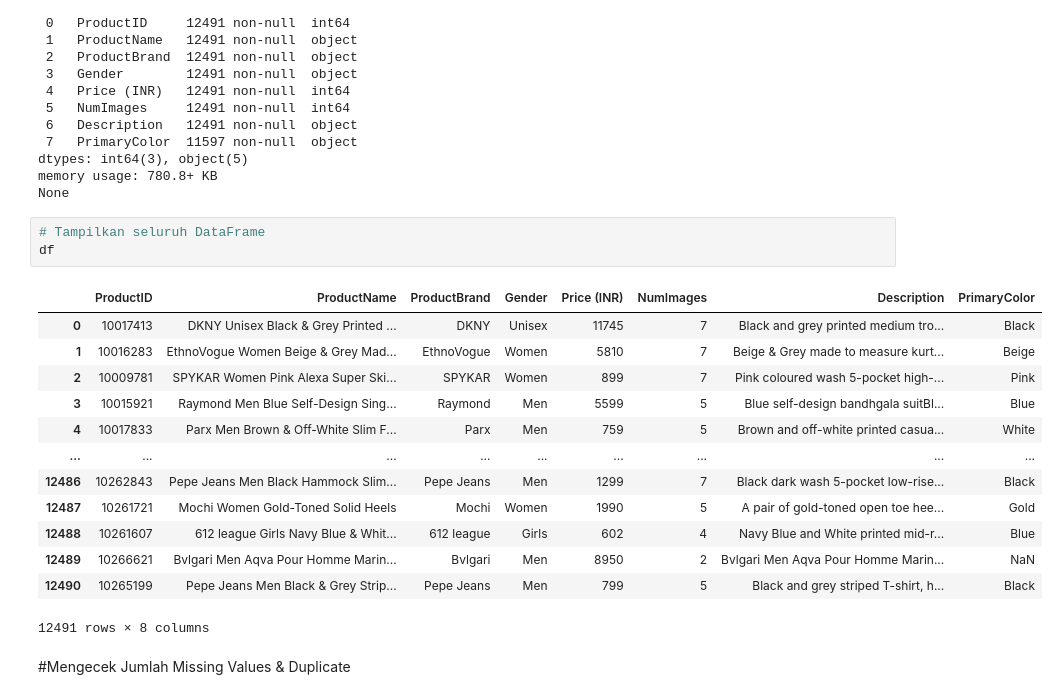
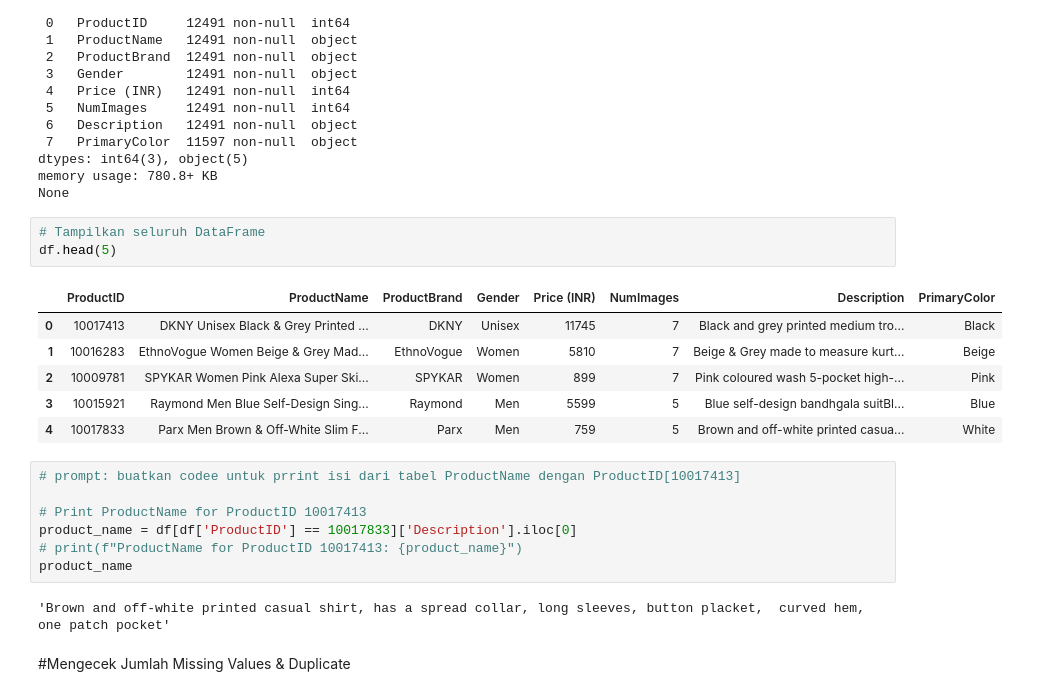
Before and after one commit to jheffanD/model-contend-based, a Jupyter notebook: MODEL_PERTAMA.ipynb, the cells around one changed output. Cells and saved outputs as stored; diff of their text form.

```diff
--- a/MODEL_PERTAMA.ipynb
+++ b/MODEL_PERTAMA.ipynb
@@ -40,21 +40,23 @@ memory usage: 780.8+ KB
 None
 # %%
 # Tampilkan seluruh DataFrame
-df
+df.head(5)
 # %% [output]
 |  | ProductID | ProductName | ProductBrand | Gender | Price (INR) | NumImages | Description | PrimaryColor |
 | 0 | 10017413 | DKNY Unisex Black & Grey Printed ... | DKNY | Unisex | 11745 | 7 | Black and grey printed medium tro... | Black |
 | 1 | 10016283 | EthnoVogue Women Beige & Grey Mad... | EthnoVogue | Women | 5810 | 7 | Beige & Grey made to measure kurt... | Beige |
 | 2 | 10009781 | SPYKAR Women Pink Alexa Super Ski... | SPYKAR | Women | 899 | 7 | Pink coloured wash 5-pocket high-... | Pink |
 | 3 | 10015921 | Raymond Men Blue Self-Design Sing... | Raymond | Men | 5599 | 5 | Blue self-design bandhgala suitBl... | Blue |
 | 4 | 10017833 | Parx Men Brown & Off-White Slim F... | Parx | Men | 759 | 5 | Brown and off-white printed casua... | White |
-| ... | ... | ... | ... | ... | ... | ... | ... | ... |
-| 12486 | 10262843 | Pepe Jeans Men Black Hammock Slim... | Pepe Jeans | Men | 1299 | 7 | Black dark wash 5-pocket low-rise... | Black |
-| 12487 | 10261721 | Mochi Women Gold-Toned Solid Heels | Mochi | Women | 1990 | 5 | A pair of gold-toned open toe hee... | Gold |
-| 12488 | 10261607 | 612 league Girls Navy Blue & Whit... | 612 league | Girls | 602 | 4 | Navy Blue and White printed mid-r... | Blue |
-| 12489 | 10266621 | Bvlgari Men Aqva Pour Homme Marin... | Bvlgari | Men | 8950 | 2 | Bvlgari Men Aqva Pour Homme Marin... | NaN |
-| 12490 | 10265199 | Pepe Jeans Men Black & Grey Strip... | Pepe Jeans | Men | 799 | 5 | Black and grey striped T-shirt, h... | Black |
-12491 rows × 8 columns
+# %%
+# prompt: buatkan codee untuk prrint isi dari tabel ProductName dengan ProductID[10017413]
+
+# Print ProductName for ProductID 10017413
+product_name = df[df['ProductID'] == 10017833]['Description'].iloc[0]
+# print(f"ProductName for ProductID 10017413: {product_name}")
+product_name
+# %% [output]
+'Brown and off-white printed casual shirt, has a spread collar, long sleeves, button placket,  curved hem, one patch pocket'
 # %% [markdown]
 #Mengecek Jumlah Missing Values & Duplicate
 # %%
```
Also changed, not shown: parts of 9 cells of this notebook.
